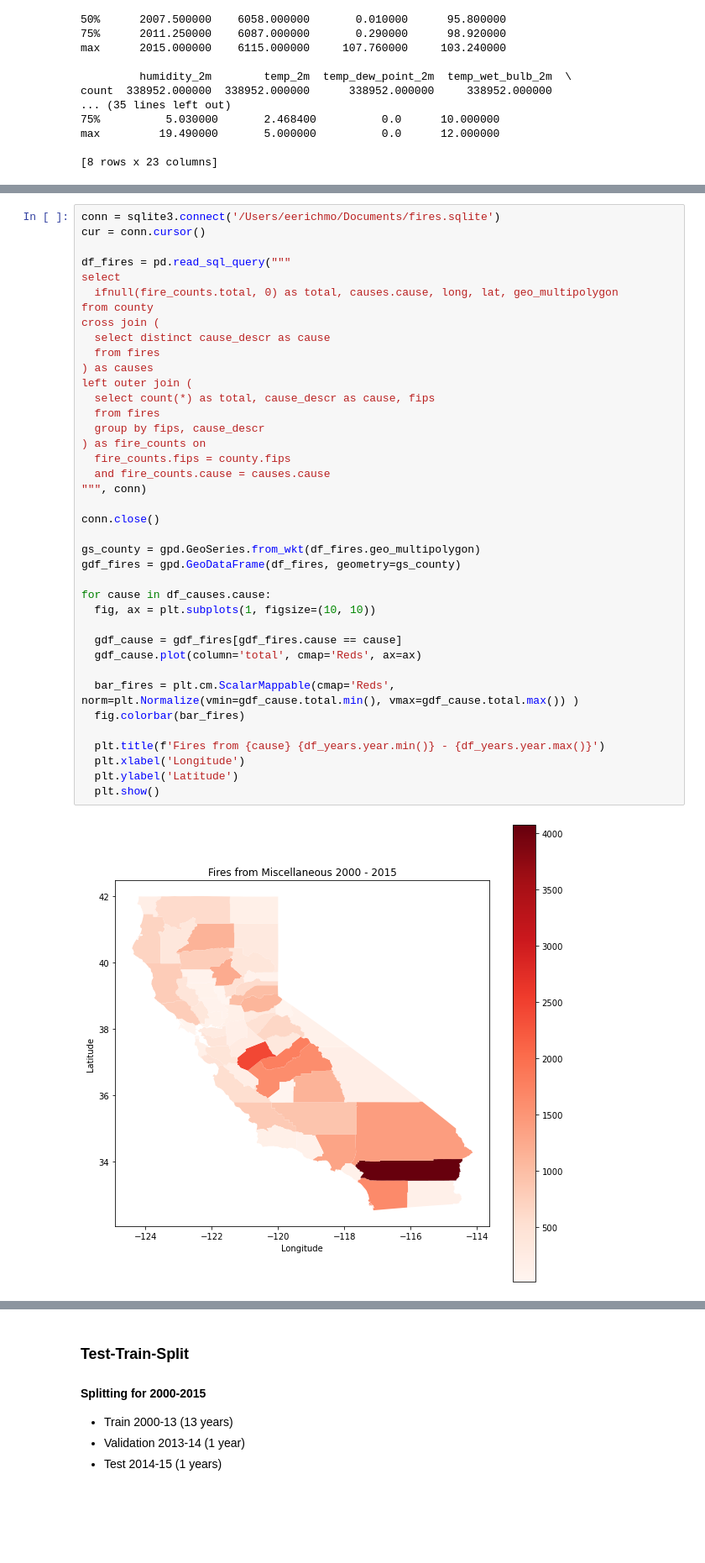
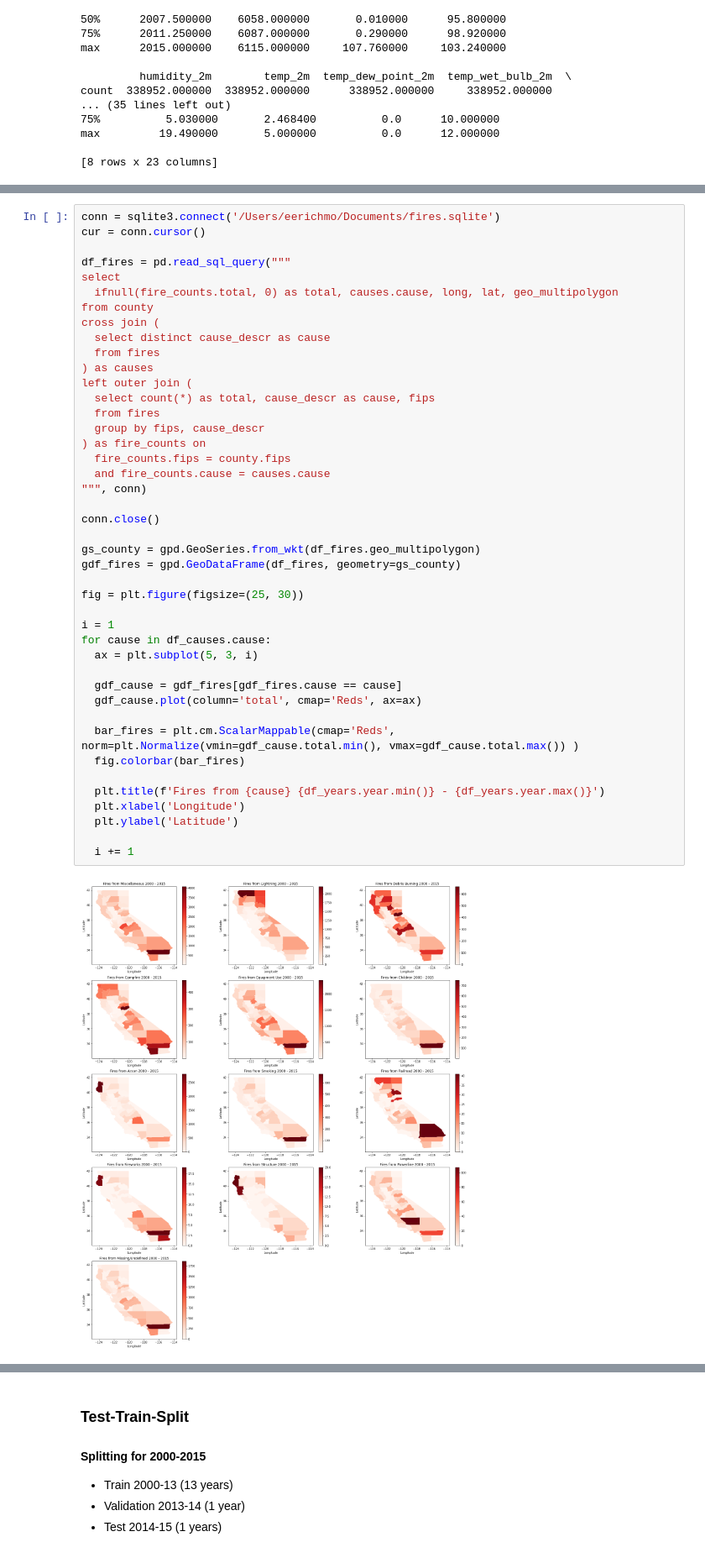
Before and after one commit to eerichmond/ml-wildfire-prediction, a Jupyter notebook: data_exploration.ipynb, the cells around one changed output, grey strips where cells are left out. Shown at 84% size. Drawn from its saved outputs; the diff is of its cells as text; blank space fills up the shorter version.

```diff
--- a/data_exploration.ipynb
+++ b/data_exploration.ipynb
@@ -255,33 +254,37 @@ from county
 cross join (
   select distinct cause_descr as cause
   from fires
 ) as causes
 left outer join (
   select count(*) as total, cause_descr as cause, fips
   from fires
   group by fips, cause_descr
 ) as fire_counts on
   fire_counts.fips = county.fips
   and fire_counts.cause = causes.cause
 """, conn)
 
 conn.close()
 
 gs_county = gpd.GeoSeries.from_wkt(df_fires.geo_multipolygon)
 gdf_fires = gpd.GeoDataFrame(df_fires, geometry=gs_county)
 
+fig = plt.figure(figsize=(25, 30))
+
+i = 1
 for cause in df_causes.cause:
-  fig, ax = plt.subplots(1, figsize=(10, 10))
+  ax = plt.subplot(5, 3, i)
 
   gdf_cause = gdf_fires[gdf_fires.cause == cause]
   gdf_cause.plot(column='total', cmap='Reds', ax=ax)
 
   bar_fires = plt.cm.ScalarMappable(cmap='Reds', norm=plt.Normalize(vmin=gdf_cause.total.min(), vmax=gdf_cause.total.max()) )
   fig.colorbar(bar_fires)
 
   plt.title(f'Fires from {cause} {df_years.year.min()} - {df_years.year.max()}')
   plt.xlabel('Longitude')
   plt.ylabel('Latitude')
-  plt.show()
+
+  i += 1
 # %% [output]
-[figure, old version]
+[figure, new version]
```
Also changed, not shown: parts of 9 cells of this notebook, 3 other files.
